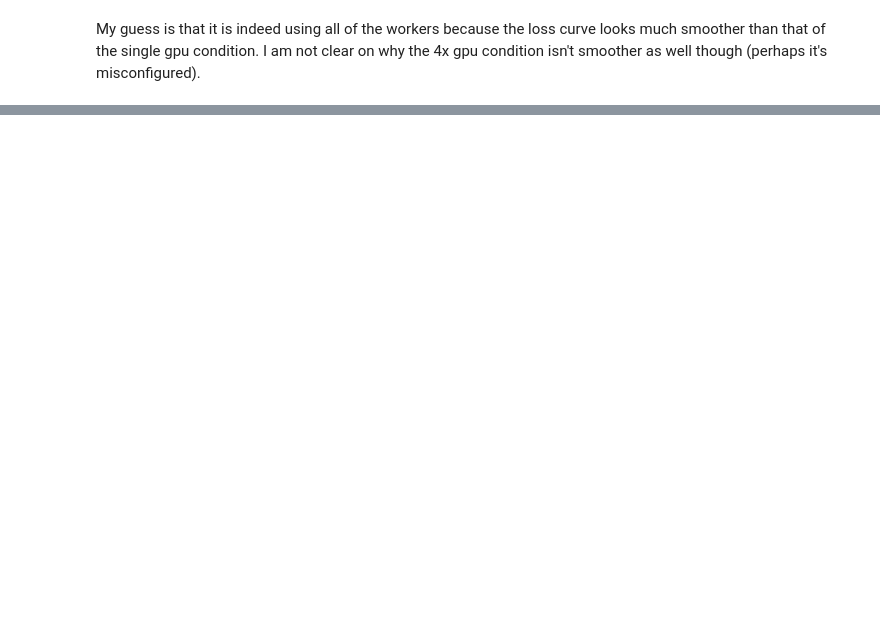
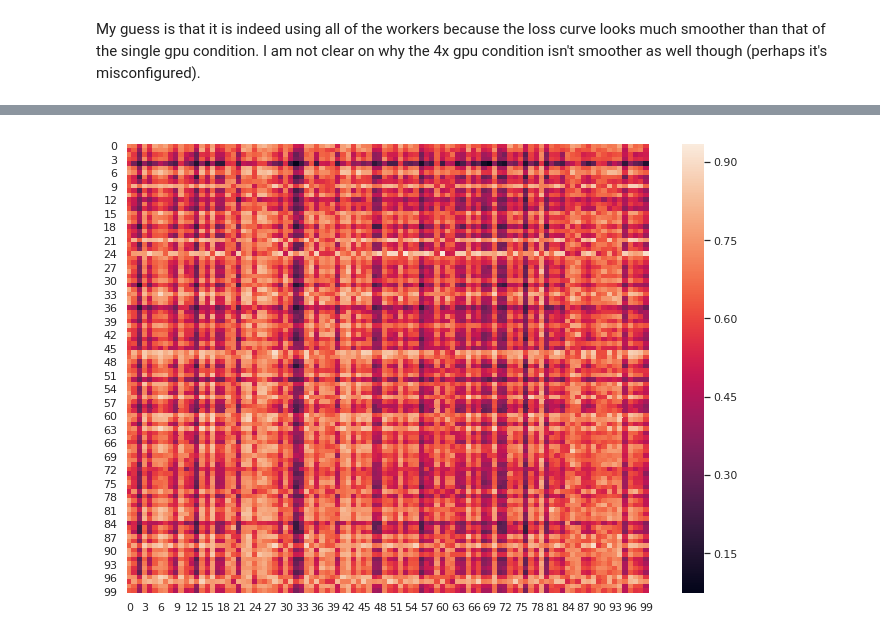
Before and after one commit to cwbeitel/tk, a Jupyter notebook: docs/cs_multi_problem_single_net.ipynb, the cells around one changed output, grey strips where cells are left out. Cells and saved outputs as stored; diff of their text form; code cells hidden in the pictures; blank space fills up the shorter version.

```diff
--- a/docs/cs_multi_problem_single_net.ipynb
+++ b/docs/cs_multi_problem_single_net.ipynb
@@ -532,0 +846,11 @@ My guess is that it is indeed using all of the workers because the loss curve lo
+# %%
+# TODO: For a set of N code/doc string pairs, genearate a heat map that
+# shows the pairwise distances between self- and non-self pairs
+
+data_dir = "/mnt/nfs-east1-d/data"
+
+batch_size = 1
+train_dataset = mp_constrained_embedding.dataset(Modes.PREDICT, data_dir)
+train_dataset = train_dataset.repeat(None).batch(batch_size)
+
+itereator = tfe.Iterator(train_dataset)
@@ -532,0 +862,36 @@ My guess is that it is indeed using all of the workers because the loss curve lo
+# %%
+
+# All this because currently having issues with running model on batch sizes >1 with tfe.
+# Obviously you could just have two batches of embedding tensors and normalize and matmul them.
+
+def _compute(ckpt_path, model):
+    embeddings = []
+    num_examples = 100
+
+    with tfe.restore_variables_on_create(ckpt_path):
+
+      for i in range(0, num_examples):
+        example = itereator.next()
+
+        doc_emb, _ = model({"inputs": example["docstring"]})
+        code_emb, _ = model({"inputs": example["code"]})
+
+        embeddings.append([doc_emb, code_emb, decode(example["docstring"]), decode(example["code"])])
+
+    distances = np.zeros((num_examples, num_examples))
+
+    for i in range(0, num_examples):
+      for j in range(0, num_examples):
+        distances[i][j] = _cosine_similarity(embeddings[i][0], embeddings[j][1])
+
+    return distances, embeddings
+# %%
+
+distances_a, embeddings_a = _compute(ckpt_path, model)
+
+fig, ax = plt.subplots()
+# the size of A4 paper
+fig.set_size_inches(11.7, 8.27)
+ax = sns.heatmap(distances_a)
+# %% [output]
+[figure, added]
```
Also changed, not shown: parts of 64 cells of this notebook, 8 other files.
